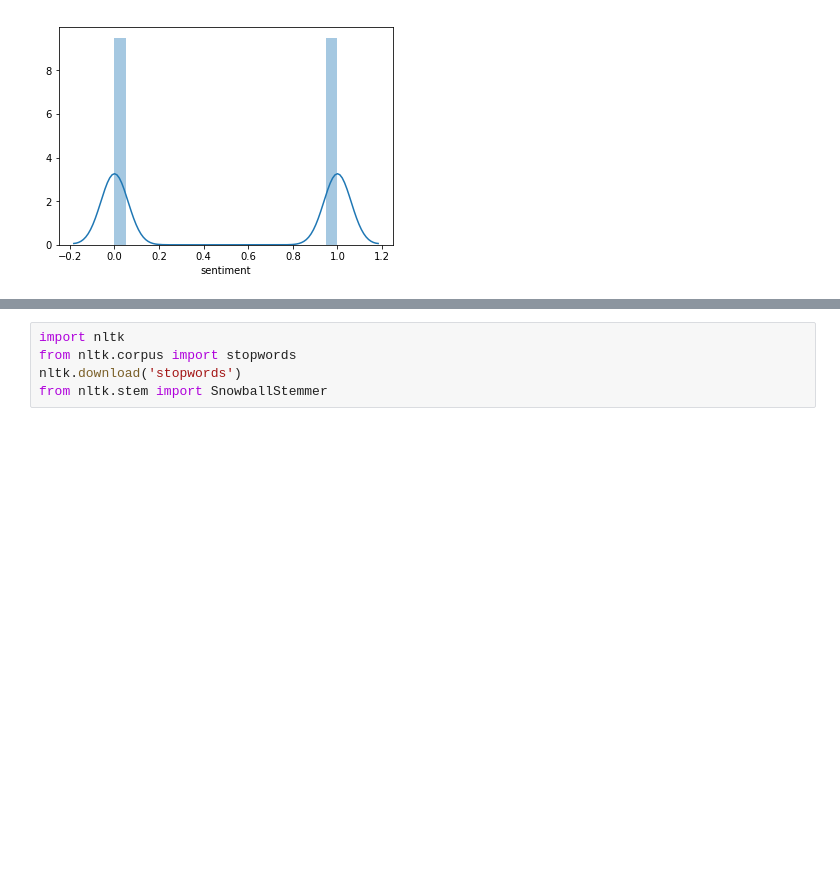
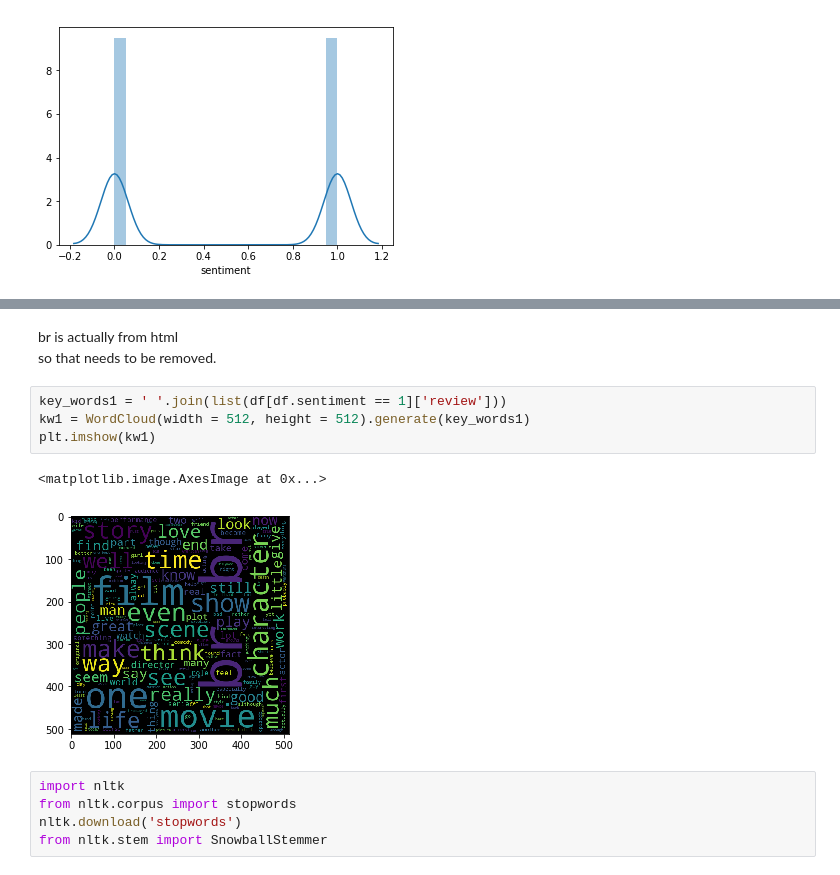
Before and after one commit to bbchen33/Machine-Learning, a Jupyter notebook: python-machine-learning.ipynb, the cells around one changed output, grey strips where cells are left out. Drawn from its saved outputs; the diff is of its cells as text; blank space fills up the shorter version.

```diff
--- a/python-machine-learning.ipynb
+++ b/python-machine-learning.ipynb
@@ -68,3 +79,12 @@ sns.distplot(df.sentiment)
+# %% [markdown]
+br is actually from html <br> so that needs to be removed.
+# %%
+key_words1 = ' '.join(list(df[df.sentiment == 1]['review']))
+kw1 = WordCloud(width = 512, height = 512).generate(key_words1)
+plt.imshow(kw1)
+# %% [output]
+<matplotlib.image.AxesImage at 0x...>
+[figure, added]
 # %%
 import nltk
 from nltk.corpus import stopwords
```
Also changed, not shown: parts of 12 cells of this notebook.
